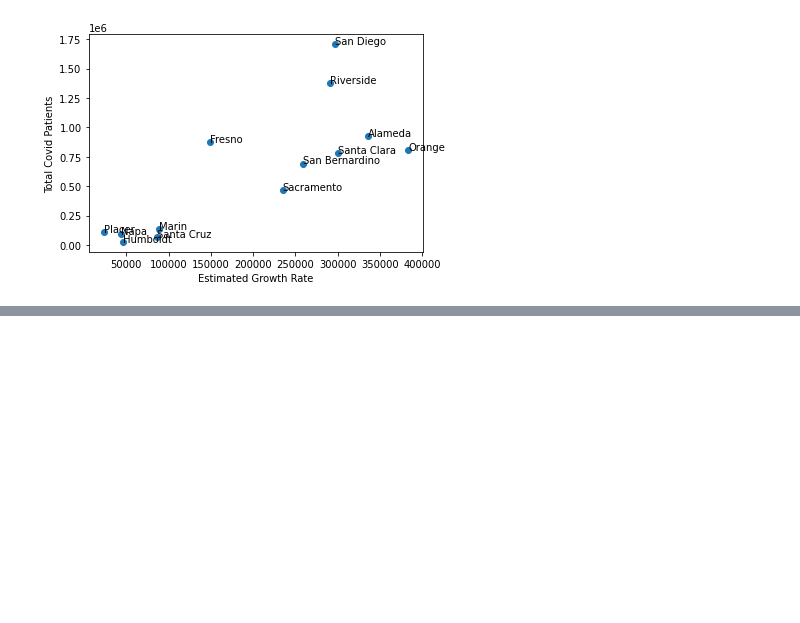
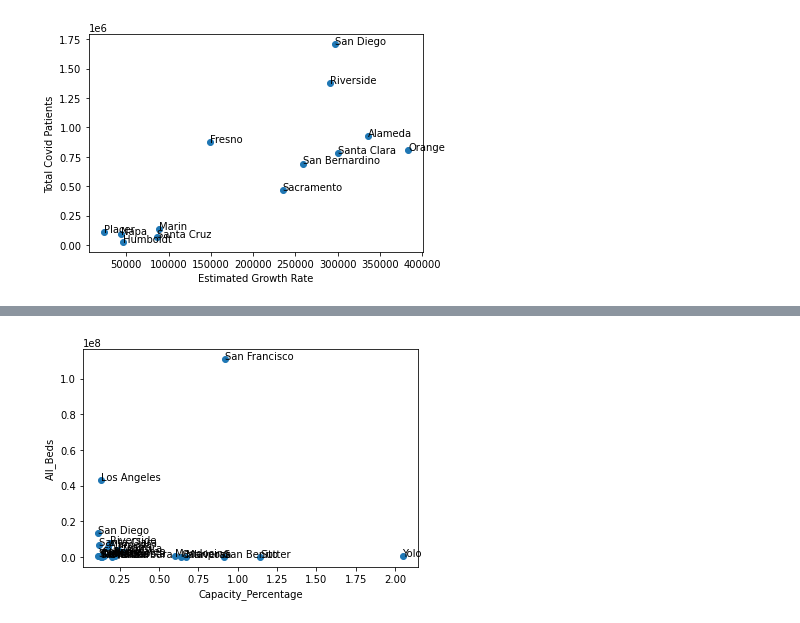
Before and after one commit to PurpleFlare/eas503_Project, a Jupyter notebook: Project.ipynb, the cells around one changed output, grey strips where cells are left out. Cells and saved outputs as stored; diff of their text form; code cells hidden in the pictures; blank space fills up the shorter version.

```diff
--- a/Project.ipynb
+++ b/Project.ipynb
@@ -331,6 +331,9 @@ plt.title('Estimated Growth Rate per County')
 Text(0.5, 1.0, 'Estimated Growth Rate per County')
 [figure]
 # %%
+sql_statement = "select Hospital.COUNTY as County, sum(HOSPITALIZED_COVID_CONFIRMED_PATIENTS + ICU_COVID_CONFIRMED_PATIENTS + ROOM_OCCUPIED) as Total_Covid_Patients, sum(HOSPITALIZED_SUSPECTED_COVID_PATIENTS + ICU_SUSPECTED_COVID_PATIENTS + TRAILERS_REQUESTED) as Estimated_Growing_Rate from Hospital left join Homeless on Hospital.COUNTY=Homeless.COUNTY group by Hospital.County order by Estimated_Growing_Rate desc limit 25"
+df = pd.read_sql_query(sql_statement, conn)
+display(df)
 plt.scatter(df['Estimated_Growing_Rate'],df['Total_Covid_Patients'])
 plt.xlabel('Estimated Growth Rate')
 plt.ylabel('Total Covid Patients')
@@ -370,3 +390,7 @@ for i, txt in enumerate(list(df['County'])):
     plt.annotate(txt, (df['Estimated_Growing_Rate'][i], df['Total_Covid_Patients'][i]))
 # %% [output]
 [figure]
+# %%
+sql_statement = "select Hospital.COUNTY as County, avg(HOSPITALIZED_COVID_CONFIRMED_PATIENTS + ICU_COVID_CONFIRMED_PATIENTS + ROOM_OCCUPIED) as Avg_Total_Covid_Patients, avg(HOSPITALIZED_SUSPECTED_COVID_PATIENTS + ICU_SUSPECTED_COVID_PATIENTS + TRAILERS_REQUESTED) as Avg_Estimated_Growing_Rate, ((avg(HOSPITALIZED_COVID_CONFIRMED_PATIENTS + ICU_COVID_CONFIRMED_PATIENTS + ROOM_OCCUPIED))/ALL_HOSPITAL_BEDS) as Capacity_Percentage, sum(All_Hospital_Beds + Room_Occupied) as All_Beds from Hospital left join Homeless on Hospital.COUNTY=Homeless.COUNTY group by Hospital.County order by Capacity_Percentage desc limit 25"
+df = pd.read_sql_query(sql_statement, conn)
+display(df)
@@ -372,0 +421,5 @@ for i, txt in enumerate(list(df['County'])):
+# %%
+sql_statement = "select Hospital.COUNTY as County, avg(HOSPITALIZED_COVID_CONFIRMED_PATIENTS + ICU_COVID_CONFIRMED_PATIENTS + ROOM_OCCUPIED) as Avg_Total_Covid_Patients, avg(HOSPITALIZED_SUSPECTED_COVID_PATIENTS + ICU_SUSPECTED_COVID_PATIENTS + TRAILERS_REQUESTED) as Avg_Estimated_Growing_Rate, ((avg(HOSPITALIZED_COVID_CONFIRMED_PATIENTS + ICU_COVID_CONFIRMED_PATIENTS + ROOM_OCCUPIED))/ALL_HOSPITAL_BEDS) as Capacity_Percentage, sum(All_Hospital_Beds + Room_Occupied) as All_Beds from Hospital left join Homeless on Hospital.COUNTY=Homeless.COUNTY group by Hospital.County order by Capacity_Percentage desc limit 25"
+#Here we can see that Yolo(200,000 people), Sutter(96,000), and San Benito(62,000) are very over current capacity with much smaller populations
+df = pd.read_sql_query(sql_statement, conn)
+display(df)
@@ -372,0 +444,12 @@ for i, txt in enumerate(list(df['County'])):
+# %%
+sql_statement = "select Hospital.COUNTY as County, avg(HOSPITALIZED_COVID_CONFIRMED_PATIENTS + ICU_COVID_CONFIRMED_PATIENTS + ROOM_OCCUPIED) as Avg_Total_Covid_Patients, avg(HOSPITALIZED_SUSPECTED_COVID_PATIENTS + ICU_SUSPECTED_COVID_PATIENTS + TRAILERS_REQUESTED) as Avg_Estimated_Growing_Rate, ((avg(HOSPITALIZED_COVID_CONFIRMED_PATIENTS + ICU_COVID_CONFIRMED_PATIENTS + ROOM_OCCUPIED))/ALL_HOSPITAL_BEDS) as Capacity_Percentage, sum(All_Hospital_Beds + Room_Occupied) as All_Beds from Hospital left join Homeless on Hospital.COUNTY=Homeless.COUNTY group by Hospital.County order by Capacity_Percentage desc limit 25"
+#Here we can see that Yolo(200,000 people), Sutter(96,000), and San Benito(62,000) are very over current capacity with much smaller populations
+df = pd.read_sql_query(sql_statement, conn)
+display(df)
+
+plt.scatter(df['Capacity_Percentage'],df['All_Beds'])
+plt.xlabel('Capacity_Percentage')
+plt.ylabel('All_Beds')
+for i, txt in enumerate(list(df['County'])):
+    plt.annotate(txt, (df['Capacity_Percentage'][i], df['All_Beds'][i]))
+# %% [output]
@@ -372,0 +473 @@ for i, txt in enumerate(list(df['County'])):
+[figure, added]
```
Also changed, not shown: parts of 8 cells of this notebook.
